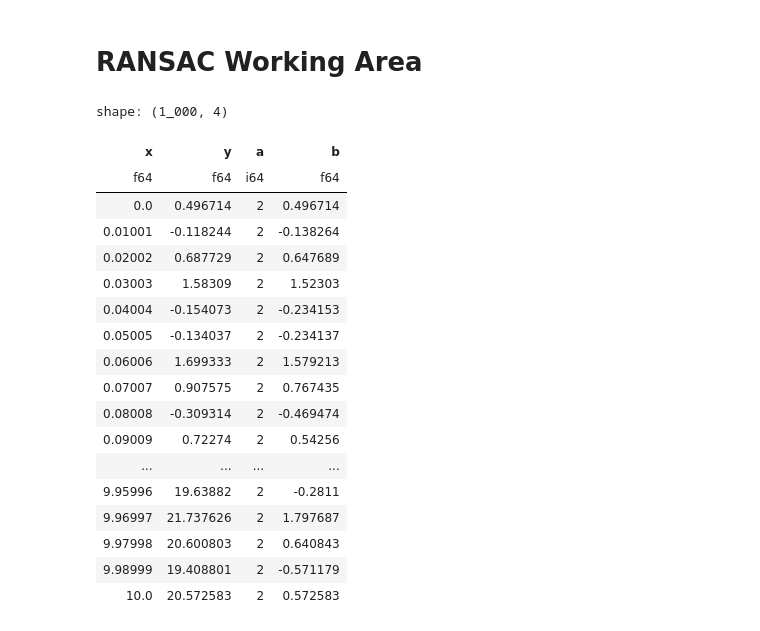
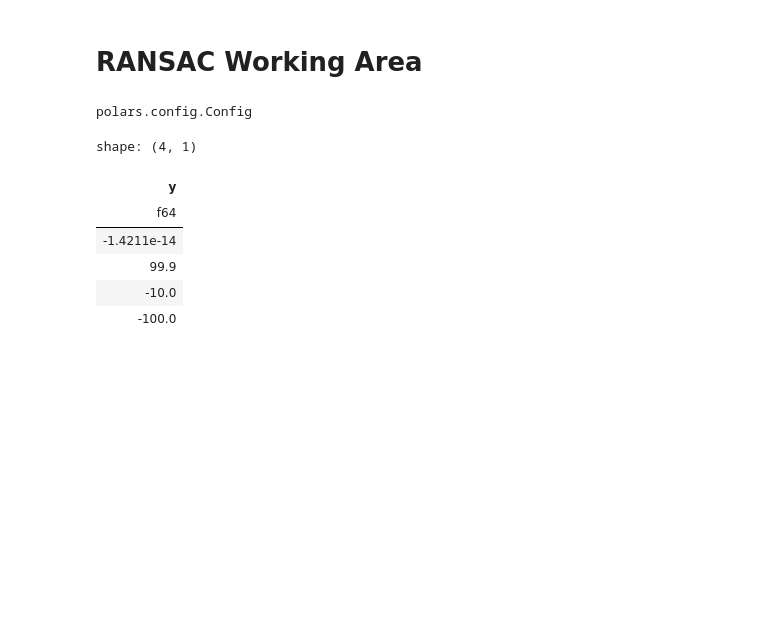
Before and after one commit to DylanLukes/renkon, a Jupyter notebook: notebooks/RANSAC.ipynb, the cells around one changed output. Cells and saved outputs as stored; diff of their text form; code cells hidden in the pictures; blank space fills up the shorter version.

```diff
--- a/notebooks/RANSAC.ipynb
+++ b/notebooks/RANSAC.ipynb
@@ -79,22 +82,29 @@ shape: (50, 4)
+# %%
+pl.Config.set_verbose(True)
+# %% [output]
+polars.config.Config
 # %%
-df
+x = np.arange(0.0, 100.0)
+y = x
+df = pl.DataFrame({"x": x, "y": y})
+
+model = rk.stats.OLSModel("y", ["x"], fit_intercept=True)
+fit = model.fit(df)
+
+# Produce some data that should not be explained by this model:
+bad_data = pl.from_records([
+    (42, 42),  # one good point
+    (0.1, 100.0),
+    (5.0, -5.0),
+    (100.0, 0.0)
+], schema=("x", "y"))
+
+bad_data.select(fit.errors())
 # %% [output]
-shape: (1_000, 4)
+shape: (4, 1)
-| x | y | a | b |
-| f64 | f64 | i64 | f64 |
-| 0.0 | 0.496714 | 2 | 0.496714 |
-| 0.01001 | -0.118244 | 2 | -0.138264 |
-| 0.02002 | 0.687729 | 2 | 0.647689 |
-| 0.03003 | 1.58309 | 2 | 1.52303 |
-| 0.04004 | -0.154073 | 2 | -0.234153 |
-| 0.05005 | -0.134037 | 2 | -0.234137 |
-| 0.06006 | 1.699333 | 2 | 1.579213 |
-| 0.07007 | 0.907575 | 2 | 0.767435 |
-| 0.08008 | -0.309314 | 2 | -0.469474 |
-| 0.09009 | 0.72274 | 2 | 0.54256 |
-| ... | ... | ... | ... |
-| 9.95996 | 19.63882 | 2 | -0.2811 |
-| 9.96997 | 21.737626 | 2 | 1.797687 |
-| 9.97998 | 20.600803 | 2 | 0.640843 |
-| 9.98999 | 19.408801 | 2 | -0.571179 |
-| 10.0 | 20.572583 | 2 | 0.572583 |
+| y |
+| f64 |
+| -1.4211e-14 |
+| 99.9 |
+| -10.0 |
+| -100.0 |
```
Also changed, not shown: parts of 13 cells of this notebook, 20 other files.
